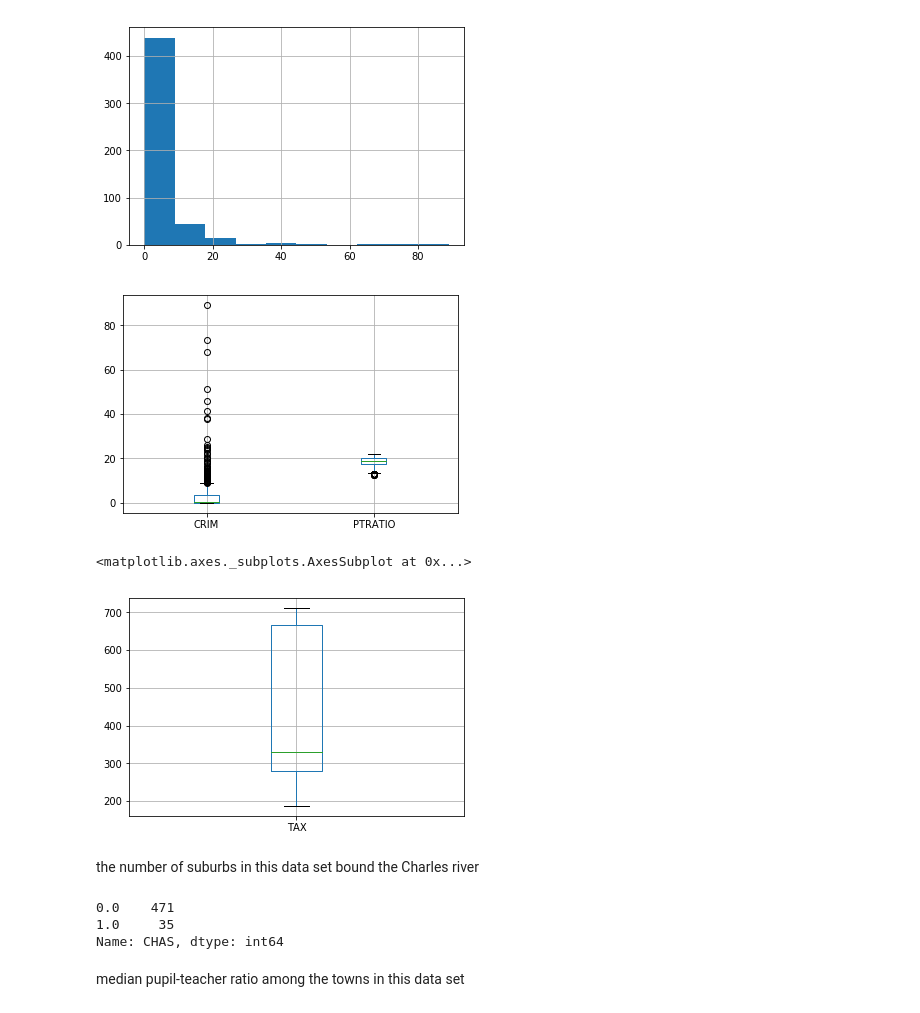
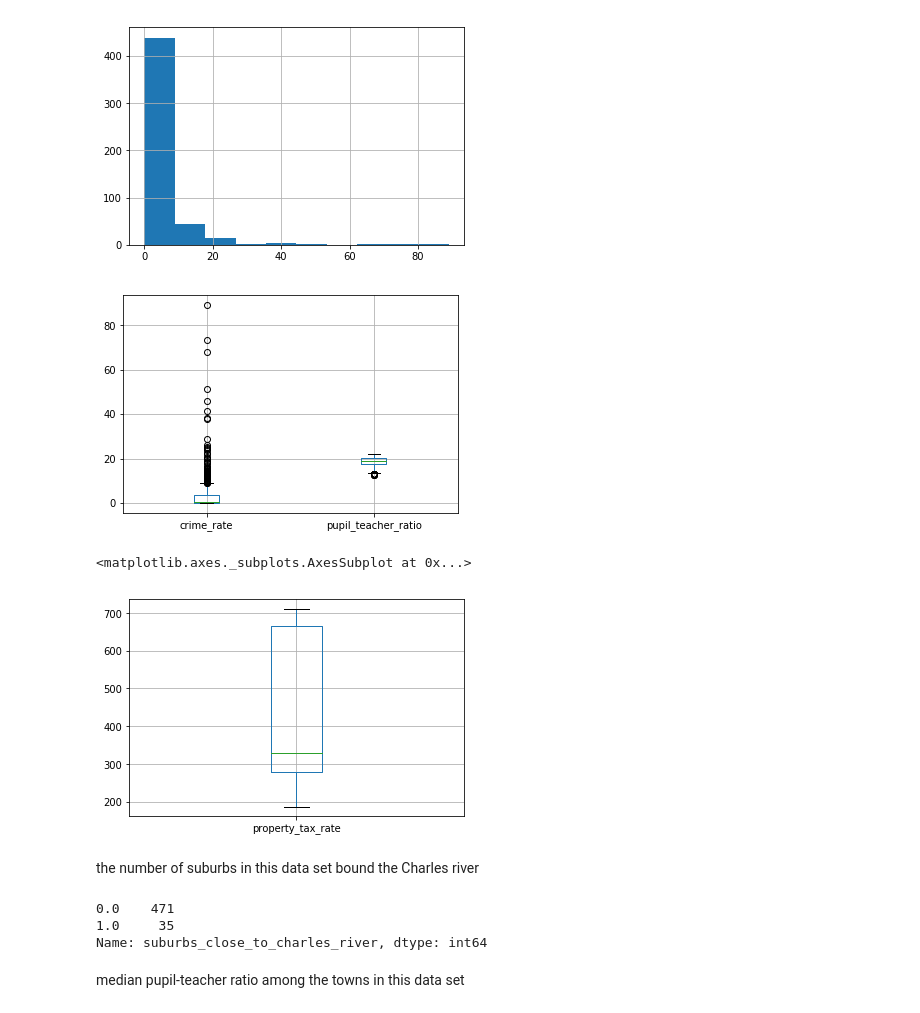
Before and after one commit to mconwa02/statistical_learning, a Jupyter notebook: Boston_Data_Set.ipynb, the cells around one changed output. Saved outputs shown, nothing was run; the diff lists cells and outputs as text; code cells hidden in the pictures.

Commit message:
fixing replace for columns using nested list

```diff
--- a/Boston_Data_Set.ipynb
+++ b/Boston_Data_Set.ipynb
@@ -29,4 +31,4 @@ Boston house prices dataset
    - Belsley, Kuh & Welsch, 'Regression diagnostics: Identifying Influential Data and Sources of Collinearity', Wiley, 1980. 244-261.
    - Quinlan,R. (1993). Combining Instance-Based and Model-Based Learning. In Proceedings on the Tenth International Conference of Machine Learning, 236-243, University of Massachusetts, Amherst. Morg ...
 # %%
-target = pd.Series(Boston.target, name='target')
+target = pd.Series(Boston.target, name='MEDV')
@@ -37,6 +54,8 @@ target.hist()
 [figure]
 # %%
 df = pd.DataFrame(data=Boston.data, columns=Boston.feature_names)
+# %%
+df = pd.concat([df, target], axis=1)
 # %%
 df.describe()
 # %% [output]
@@ -49,6 +68,8 @@ df.describe()
 | 50% | 0.256510 | 0.000000 | 9.690000 | 0.000000 | 0.538000 | 6.208500 | 77.500000 | 3.207450 | 5.000000 | 330.000000 | 19.050000 | ... |
 | 75% | 3.677083 | 12.500000 | 18.100000 | 0.000000 | 0.624000 | 6.623500 | 94.075000 | 5.188425 | 24.000000 | 666.000000 | 20.200000 | ... |
 | max | 88.976200 | 100.000000 | 27.740000 | 1.000000 | 0.871000 | 8.780000 | 100.000000 | 12.126500 | 24.000000 | 711.000000 | 22.000000 | ... |
+# %%
+df.columns = [BOSTON_NAMES[col] for col in df.columns]
 # %%
 df.info()
 # %% [output]
@@ -131,23 +149,23 @@ df.CRIM.hist()
 <matplotlib.axes._subplots.AxesSubplot at 0x...>
 [figure]
 # %%
-df[['CRIM', 'PTRATIO']].boxplot()
+df[['crime_rate', 'pupil_teacher_ratio']].boxplot()
 plt.show()
 # %% [output]
-[figure, old version]
+[figure, new version]
 # %%
-df[['TAX']].boxplot()
+df[['property_tax_rate']].boxplot()
 # %% [output]
 <matplotlib.axes._subplots.AxesSubplot at 0x...>
-[figure, old version]
+[figure, new version]
 # %% [markdown]
 the number of suburbs in this data set bound the Charles river
 # %%
-df.CHAS.value_counts()
+df.suburbs_close_to_charles_river.value_counts()
 # %% [output]
 0.0    471
 1.0     35
-Name: CHAS, dtype: int64
+Name: suburbs_close_to_charles_river, dtype: int64
 # %% [markdown]
 median pupil-teacher ratio among the towns in this data set
 # %%
```
Also changed, not shown: parts of 21 cells of this notebook, 1 other file.
